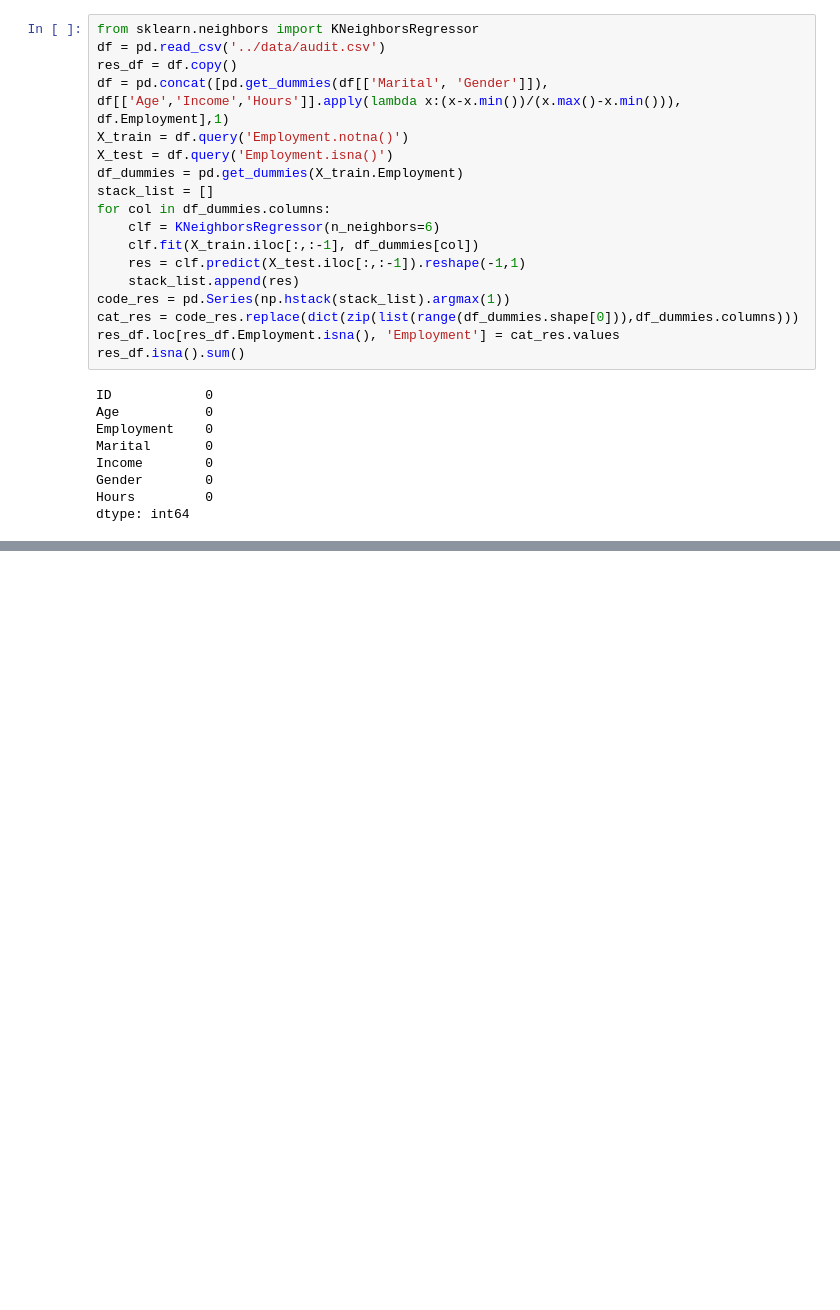
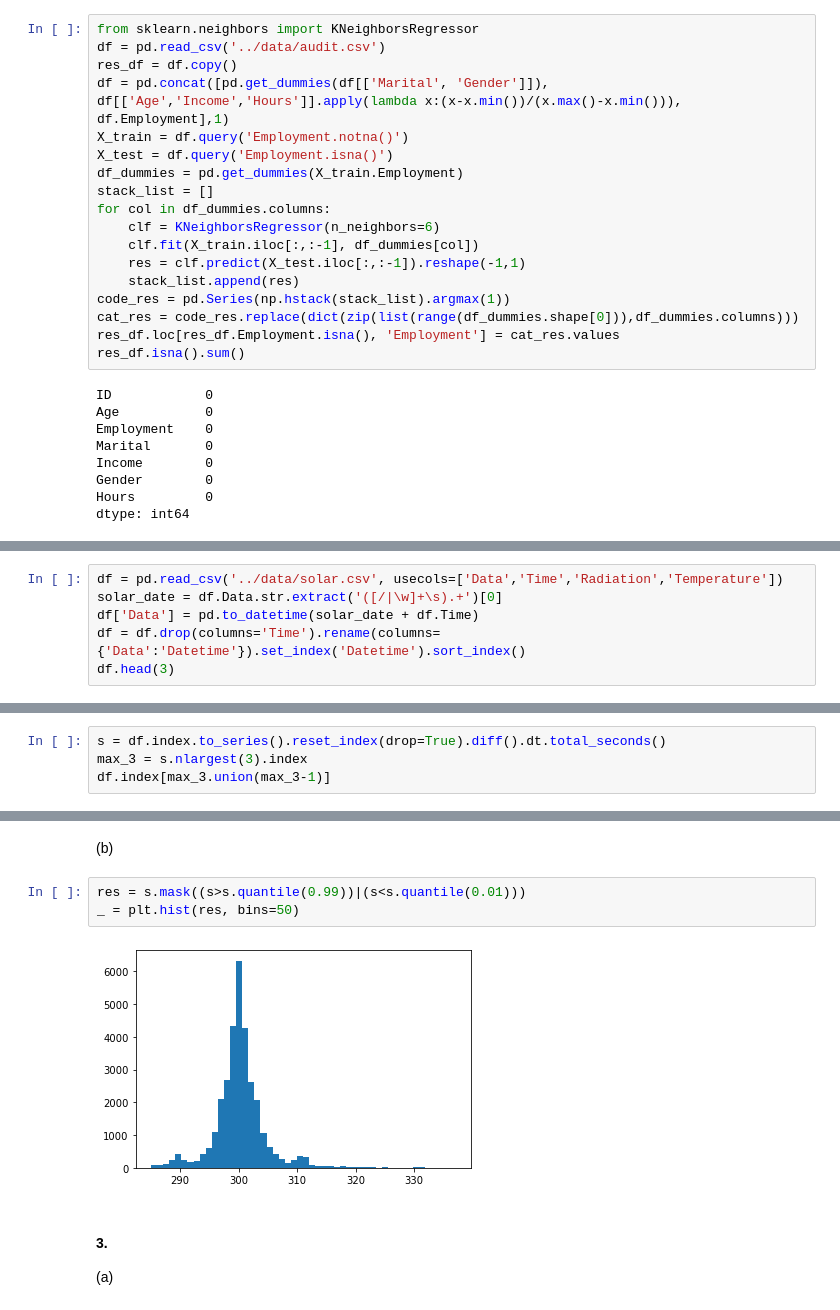
Before and after one commit to datawhalechina/joyful-pandas, a Jupyter notebook: notebook/参考答案.ipynb, the cells around one changed output, grey strips where cells are left out. Drawn from its saved outputs; the diff is of its cells as text; blank space fills up the shorter version.

```diff
--- a/notebook/参考答案.ipynb
+++ b/notebook/参考答案.ipynb
@@ -701,0 +915,6 @@ dtype: int64
+# %%
+df = pd.read_csv('../data/solar.csv', usecols=['Data','Time','Radiation','Temperature'])
+solar_date = df.Data.str.extract('([/|\w]+\s).+')[0]
+df['Data'] = pd.to_datetime(solar_date + df.Time)
+df = df.drop(columns='Time').rename(columns={'Data':'Datetime'}).set_index('Datetime').sort_index()
+df.head(3)
@@ -701,0 +930,4 @@ dtype: int64
+# %%
+s = df.index.to_series().reset_index(drop=True).diff().dt.total_seconds()
+max_3 = s.nlargest(3).index
+df.index[max_3.union(max_3-1)]
@@ -701,0 +939,10 @@ dtype: int64
+# %% [markdown]
+(b)
+# %%
+res = s.mask((s>s.quantile(0.99))|(s<s.quantile(0.01)))
+_ = plt.hist(res, bins=50)
+# %% [output]
+[figure, added]
+# %% [markdown]
+#### 3.
+(a)
```
Also changed, not shown: parts of 59 cells of this notebook, 1 other file.
